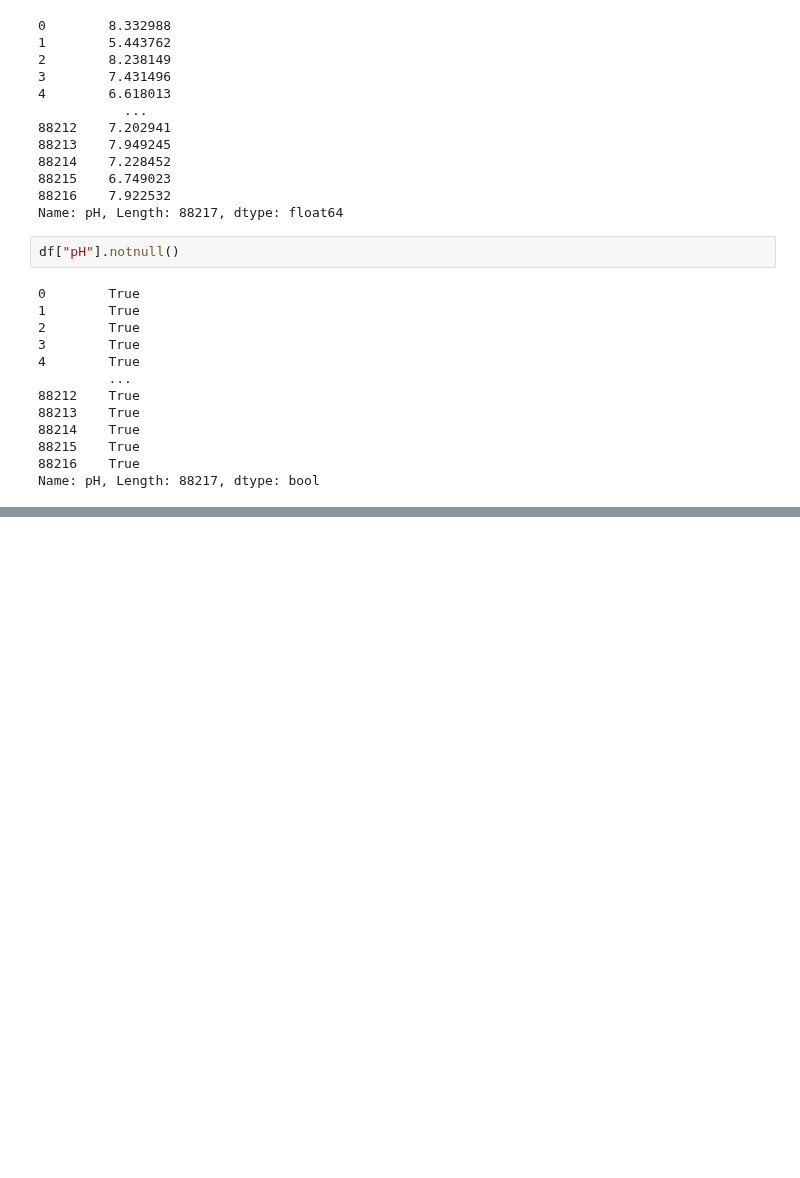
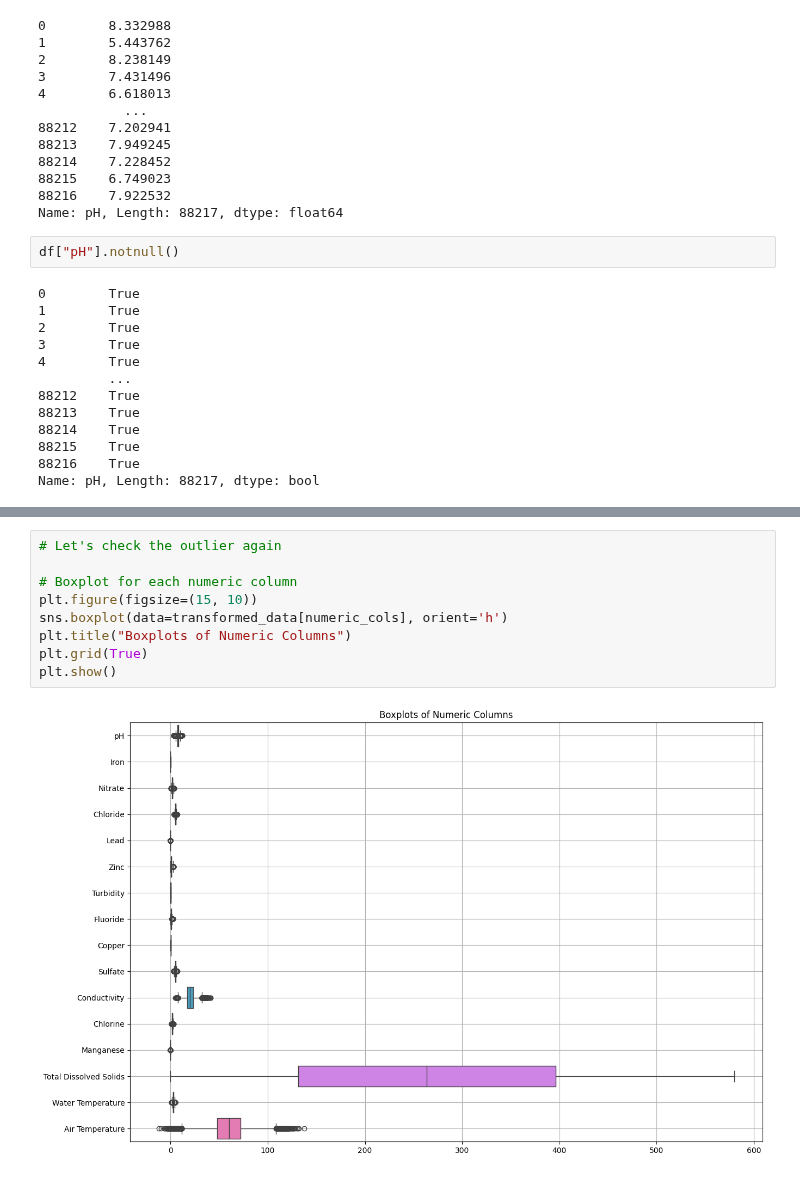
Before and after one commit to chantharith-NY/water-quality-prediction, a Jupyter notebook: notebooks/data cleaning/data_cleaning_January.ipynb, the cells around one changed output, grey strips where cells are left out. Saved outputs shown, nothing was run; the diff lists cells and outputs as text; blank space fills up the shorter version.

```diff
--- a/notebooks/data cleaning/data_cleaning_January.ipynb
+++ b/notebooks/data cleaning/data_cleaning_January.ipynb
@@ -234,0 +421,11 @@ sort_day
+# %%
+# Let's check the outlier again
+
+# Boxplot for each numeric column
+plt.figure(figsize=(15, 10))
+sns.boxplot(data=transformed_data[numeric_cols], orient='h')
+plt.title("Boxplots of Numeric Columns")
+plt.grid(True)
+plt.show()
+# %% [output]
+[figure, added]
```
Also changed, not shown: parts of 46 cells of this notebook, 1 other file.
